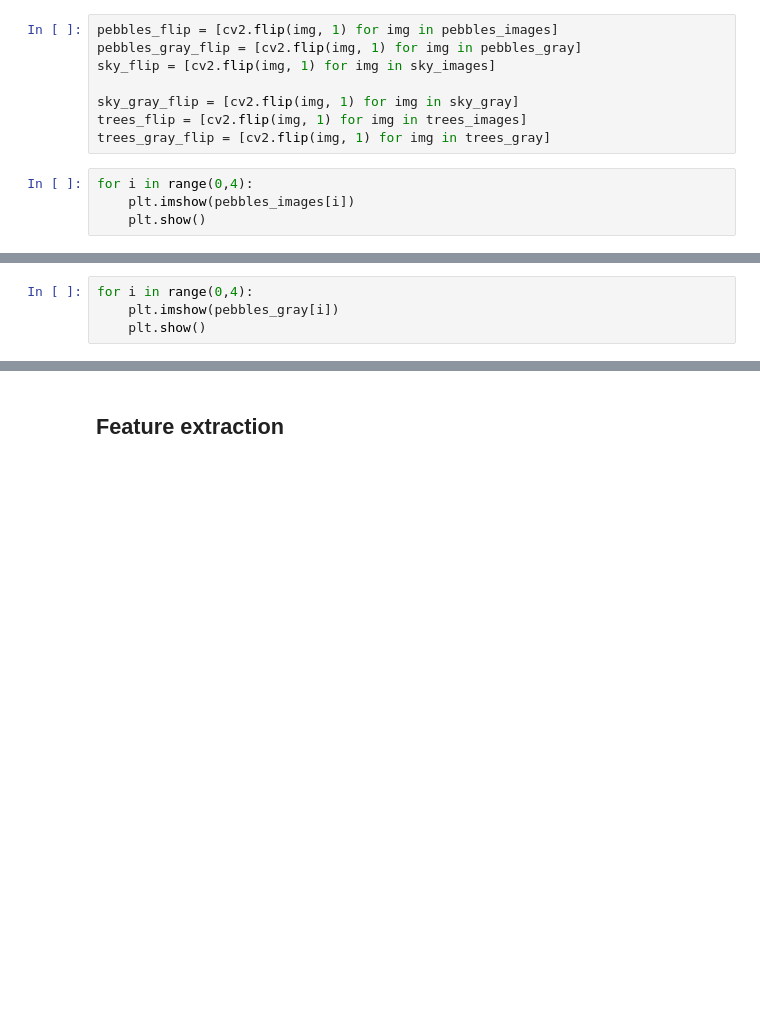
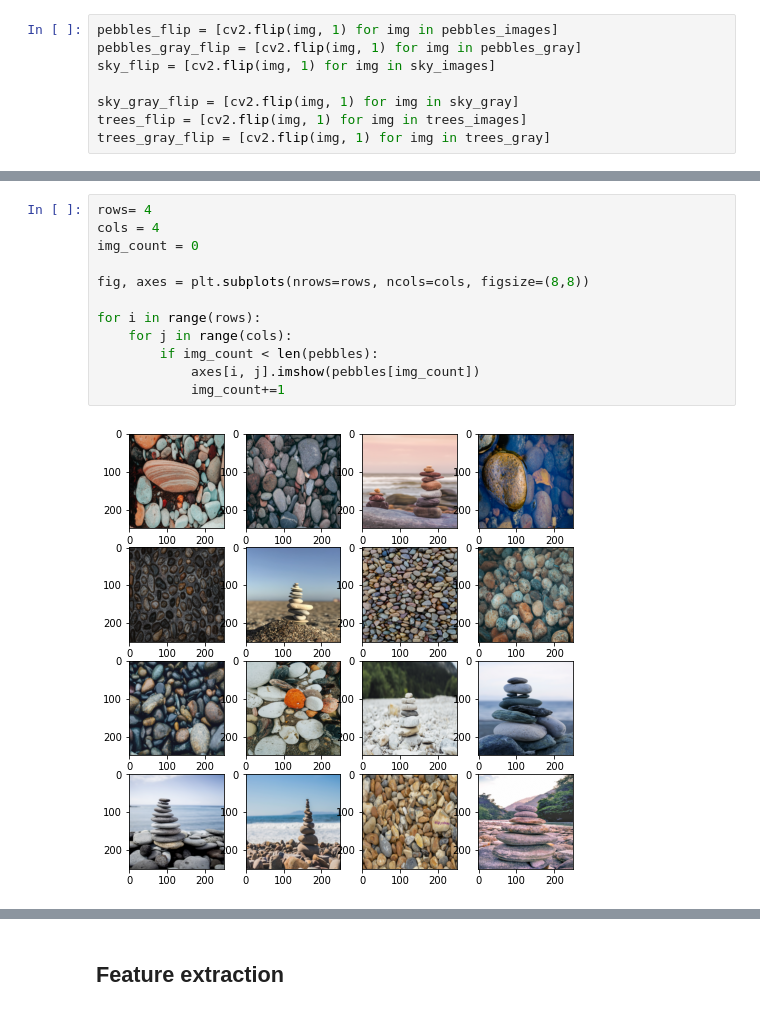
Before and after one commit to shulkkonen/image_classification_pipeline, a Jupyter notebook: Image_classification_pipeline.ipynb, the cells around one changed output, grey strips where cells are left out. Drawn from its saved outputs; the diff is of its cells as text; blank space fills up the shorter version.

```diff
--- a/Image_classification_pipeline.ipynb
+++ b/Image_classification_pipeline.ipynb
@@ -115,7 +118,3 @@ sky_flip = [cv2.flip(img, 1) for img in sky_images]
 sky_gray_flip = [cv2.flip(img, 1) for img in sky_gray]
 trees_flip = [cv2.flip(img, 1) for img in trees_images]
 trees_gray_flip = [cv2.flip(img, 1) for img in trees_gray]
-# %%
-for i in range(0,4):
-    plt.imshow(pebbles_images[i])
-    plt.show()
@@ -141,4 +128,0 @@ print(pebbles.shape)
-# %%
-for i in range(0,4):
-    plt.imshow(pebbles_gray[i])
-    plt.show()
@@ -149,0 +129,14 @@ for i in range(0,4):
+# %%
+rows= 4
+cols = 4
+img_count = 0
+
+fig, axes = plt.subplots(nrows=rows, ncols=cols, figsize=(8,8))
+
+for i in range(rows):
+    for j in range(cols):
+        if img_count < len(pebbles):
+            axes[i, j].imshow(pebbles[img_count])
+            img_count+=1
+# %% [output]
+[figure, added]
```
Also changed, not shown: parts of 22 cells of this notebook.
